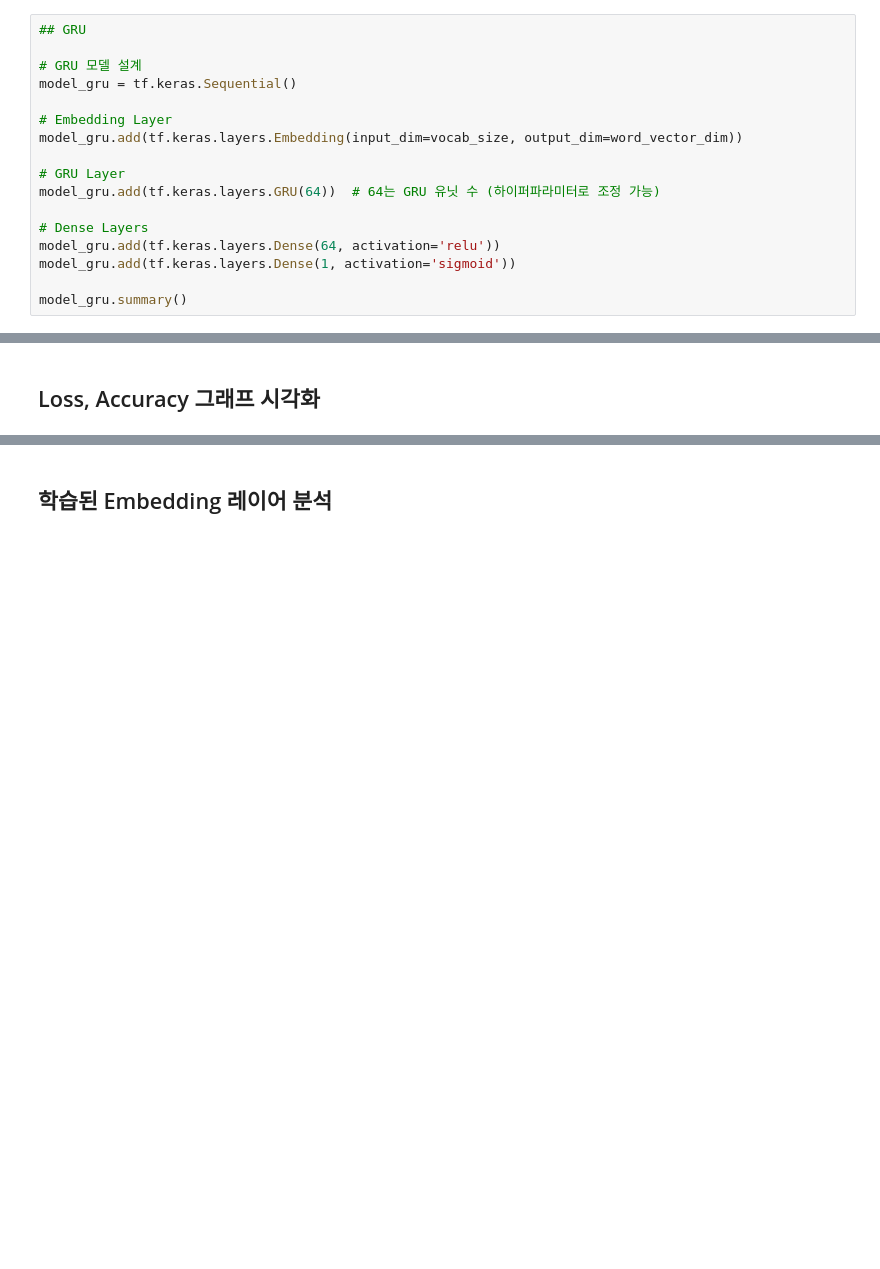
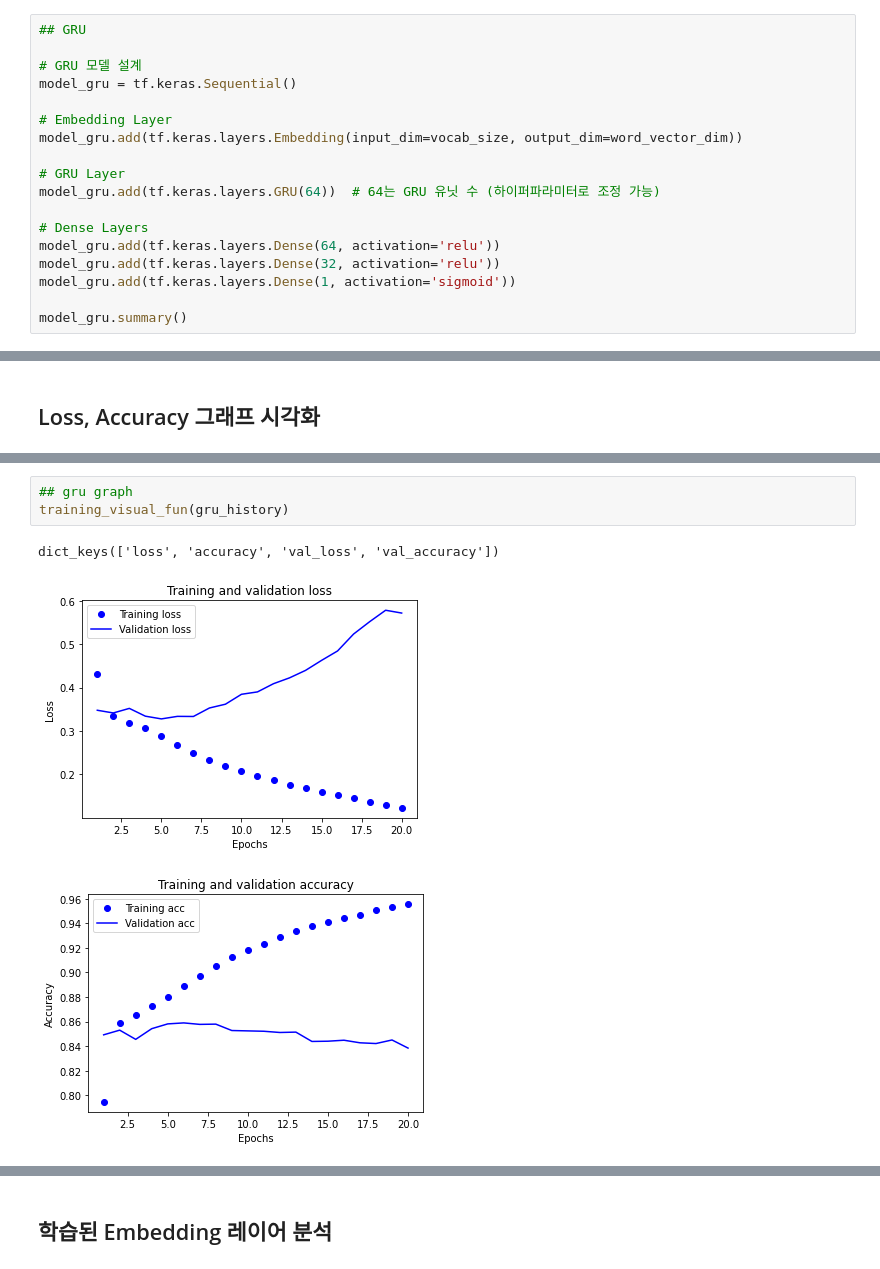
Before and after one commit to ssmyym/AIFFEL_quest_rs, a Jupyter notebook: Exploration/EX05/영화리뷰감성분석.ipynb, the cells around one changed output, grey strips where cells are left out. Saved outputs shown, nothing was run; the diff lists cells and outputs as text; blank space fills up the shorter version.

```diff
--- a/Exploration/EX05/영화리뷰감성분석.ipynb
+++ b/Exploration/EX05/영화리뷰감성분석.ipynb
@@ -229,6 +234,7 @@ model_gru.add(tf.keras.layers.GRU(64))  # 64는 GRU 유닛 수 (하이퍼파라
 
 # Dense Layers
 model_gru.add(tf.keras.layers.Dense(64, activation='relu'))
+model_gru.add(tf.keras.layers.Dense(32, activation='relu'))
 model_gru.add(tf.keras.layers.Dense(1, activation='sigmoid'))
 
 model_gru.summary()
@@ -378,0 +471,7 @@ plt.show()
+# %%
+## gru graph
+training_visual_fun(gru_history)
+# %% [output]
+dict_keys(['loss', 'accuracy', 'val_loss', 'val_accuracy'])
+[figure, added]
+[figure, added]
```
Also changed, not shown: parts of 40 cells of this notebook.
